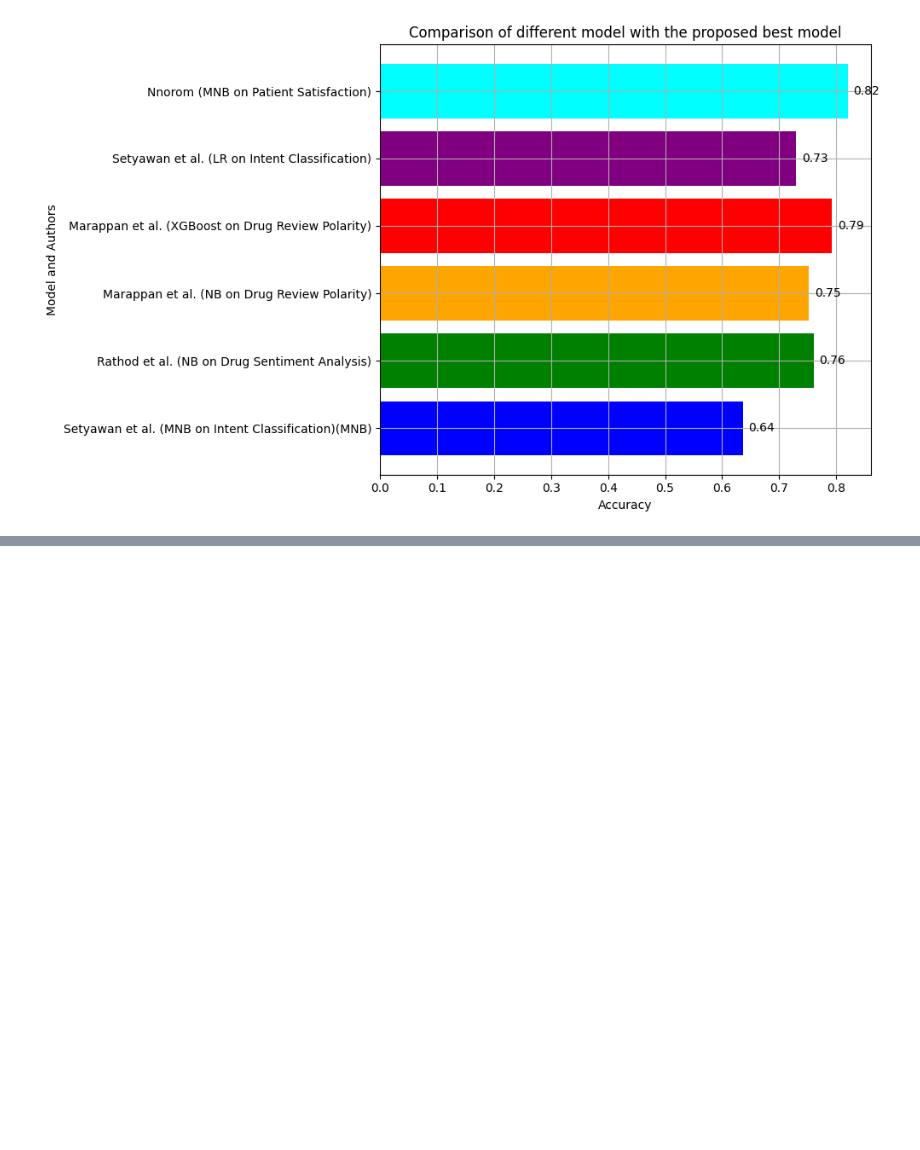
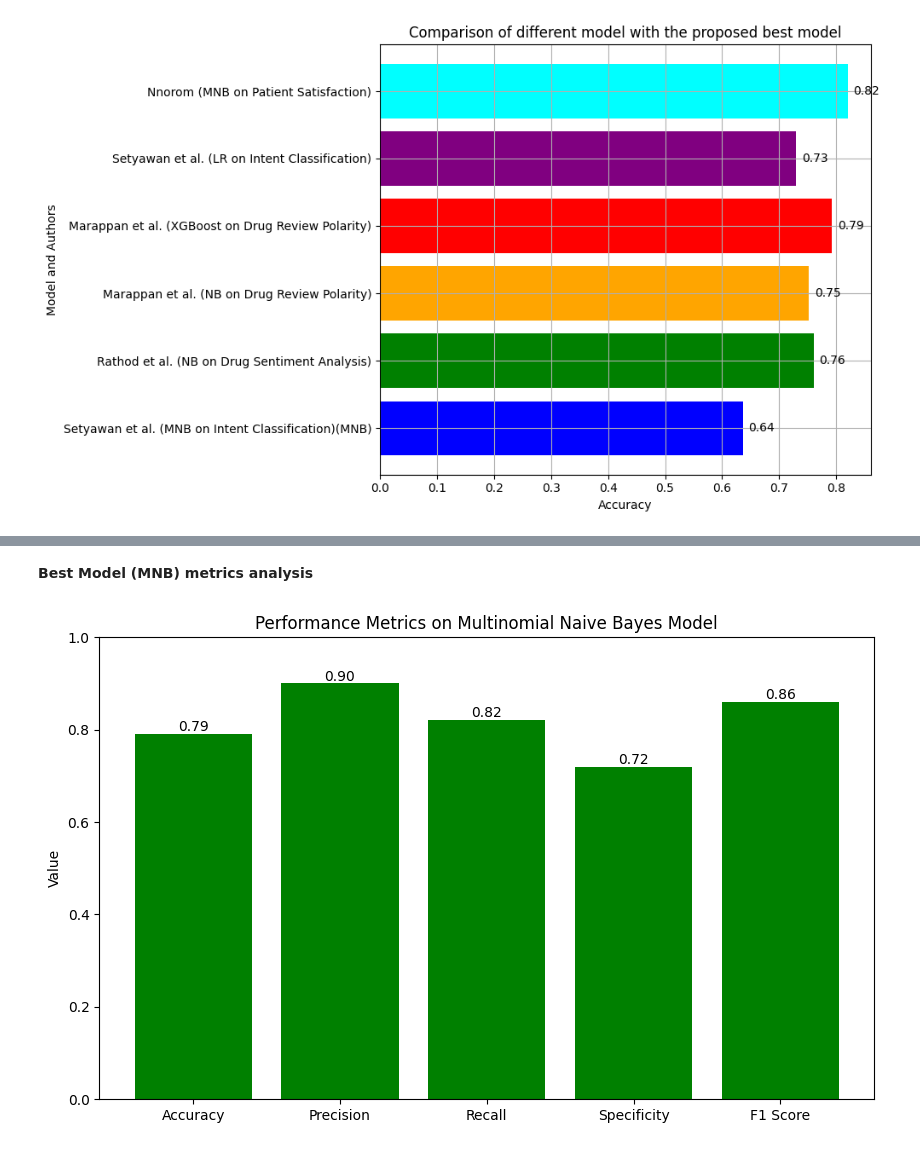
Before and after one commit to stesialydia/MSc-Project, a Jupyter notebook: Model and result for MNB.ipynb, the cells around one changed output, grey strips where cells are left out. Drawn from its saved outputs; the diff is of its cells as text; code cells hidden in the pictures; blank space fills up the shorter version.

```diff
--- a/Model and result for MNB.ipynb
+++ b/Model and result for MNB.ipynb
@@ -1301,0 +1329,25 @@ plt.show()
+# %% [markdown]
+**Best Model (MNB) metrics analysis**
+# %%
+import matplotlib.pyplot as plt
+import numpy as np
+
+metrics = ['Accuracy', 'Precision', 'Recall', 'Specificity', 'F1 Score']
+values = [0.79, 0.90, 0.82, 0.72, 0.86]
+
+plt.figure(figsize=(10, 6))
+bars = plt.bar(metrics, values, color='Green')
+
+for bar in bars:
+    yval = bar.get_height()
+    plt.text(bar.get_x() + bar.get_width()/2, yval, f'{yval:.2f}', ha='center', va='bottom')
+
+
+plt.title('Performance Metrics on Multinomial Naive Bayes Model')
+
+plt.ylabel('Value')
+plt.ylim(0, 1)
+
+plt.show()
+# %% [output]
+[figure, added]
```
Also changed, not shown: parts of 3 cells of this notebook.
